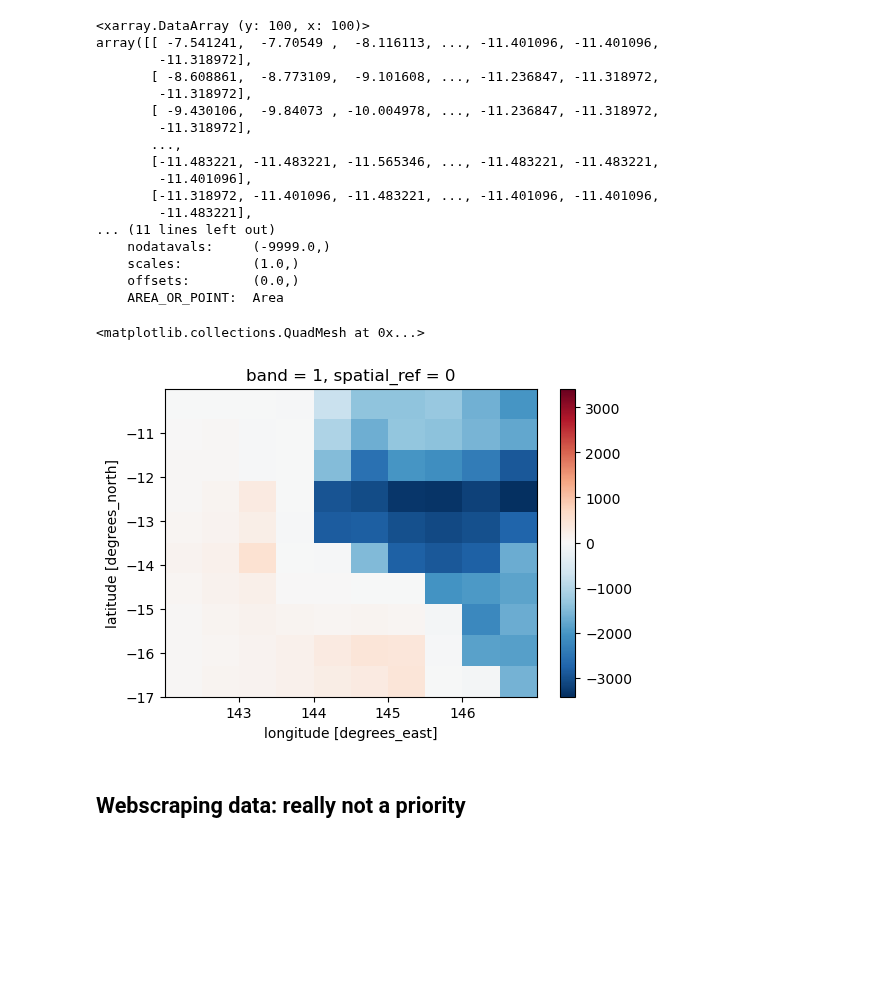
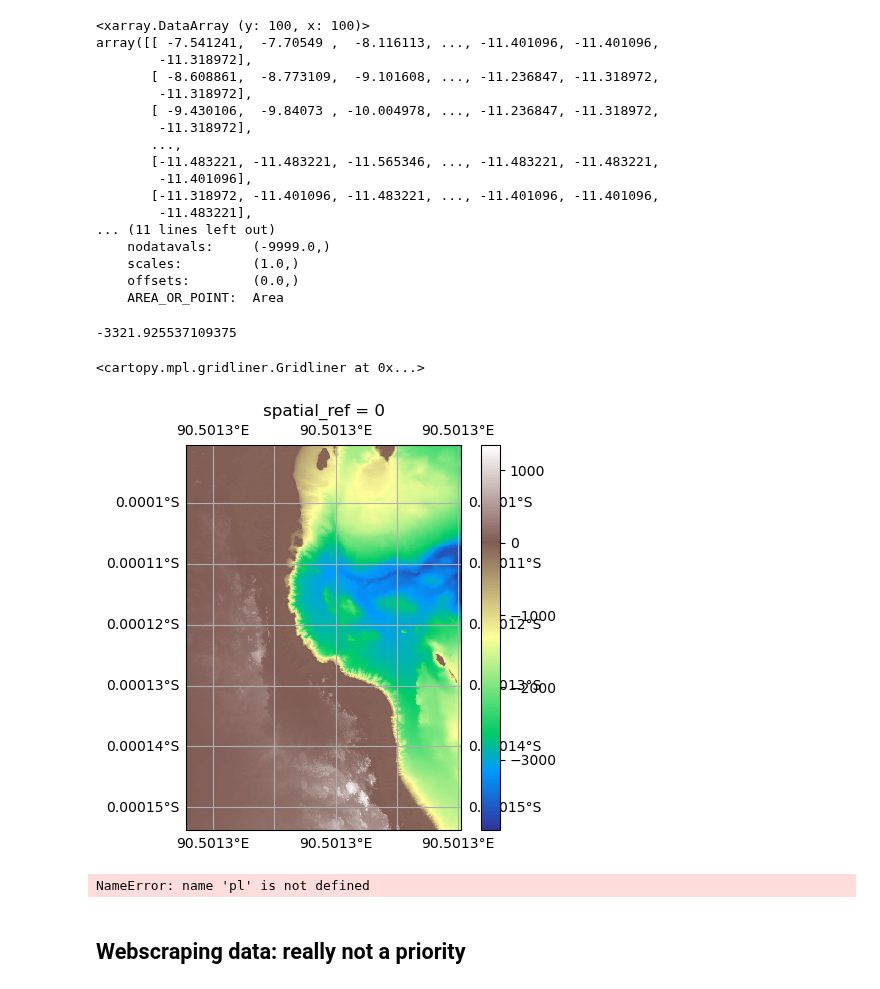
Before and after one commit to orlando-code/coralshift, a Jupyter notebook: notebooks/bathymetry.ipynb, the cells around one changed output. Cells and saved outputs as stored; diff of their text form; code cells hidden in the pictures; blank space fills up the shorter version.

```diff
--- a/notebooks/bathymetry.ipynb
+++ b/notebooks/bathymetry.ipynb
@@ -67,6 +68,3 @@ Attributes:
     _FillValue:     -9999.0
     scale_factor:   1.0
     add_offset:     0.0
-# %%
-tif_array = xa.open_rasterio("/Users/orlandotimmerman/Library/CloudStorage/OneDrive-UniversityofCambridge/cambridge/mres/mres_project/coralshift/datasets/bathymetry/GBR_30m/Great_Barrier_Reef_A_2020_30m_MSL_cog.tif")
-tif_array.rio.crs
@@ -110,11 +104,49 @@ array([[ -7.541241,  -7.70549 ,  -8.116113, ..., -11.401096, -11.401096,
     AREA_OR_POINT:  Area
 # %%
 reduced = tif_array[0].rio.reproject(tif_array.rio.crs, shape=(10,10))
-# %%
-reduced.plot(x='x', y='y', figsize=(6,4))
-# %% [output]
-<matplotlib.collections.QuadMesh at 0x...>
-[figure, removed]
+# %%
+test = dict_temp[0].rio.reproject(tif_array.rio.crs,
+    resolution=0.01
+    # shape=(100,100)
+    )
+# %%
+float(test.min().values)
+# %% [output]
+-3321.925537109375
+# %%
+def plot_borders(ax):
+    borders = cfeature.NaturalEarthFeature(
+        category="cultural",
+        name="admin_0_boundary_lines_land",
+        scale="10m",
+        facecolor="none",
+    )
+    ax.add_feature(borders, edgecolor="black", lw=200, zorder=4)
+# %%
+# need to sort out map projection and plot spacing
+map_proj = ccrs.Mercator(central_longitude=90.5)
+
+fig = plt.figure(figsize=(5, 5))
+ax = fig.add_subplot(111, projection=map_proj)
+test.plot(ax=ax, cmap=plt.cm.terrain, vmin=float(test.min().values), vmax=float(test.max().values))
+plot_borders(ax)
+ax.gridlines(draw_labels=True)
+# %% [output]
+<cartopy.mpl.gridliner.Gridliner at 0x...>
+[figure, added]
+# %%
+fig = pl.figure(figsize=(10, 10))
+
+ax = fig.add_subplot(111, projection=map_proj)
+plot_dem(ax)
+plot_borders(ax)
+ax.set_extent([88, 93, 20, 27], crs=ccrs.PlateCarree())
+ax.gridlines(draw_labels=True)
+
+test.plot(cmap=plt.cm.terrain, vmin=float(test.min().values), vmax=float(test.max().values))
+# could get nice formatting from Peisong here
+# %% [output]
+NameError: name 'pl' is not defined
 # %%
 tif_array.rxr.write_crs("WGS84", inplace=True)
 # %%
```
Also changed, not shown: parts of 4 cells of this notebook.
